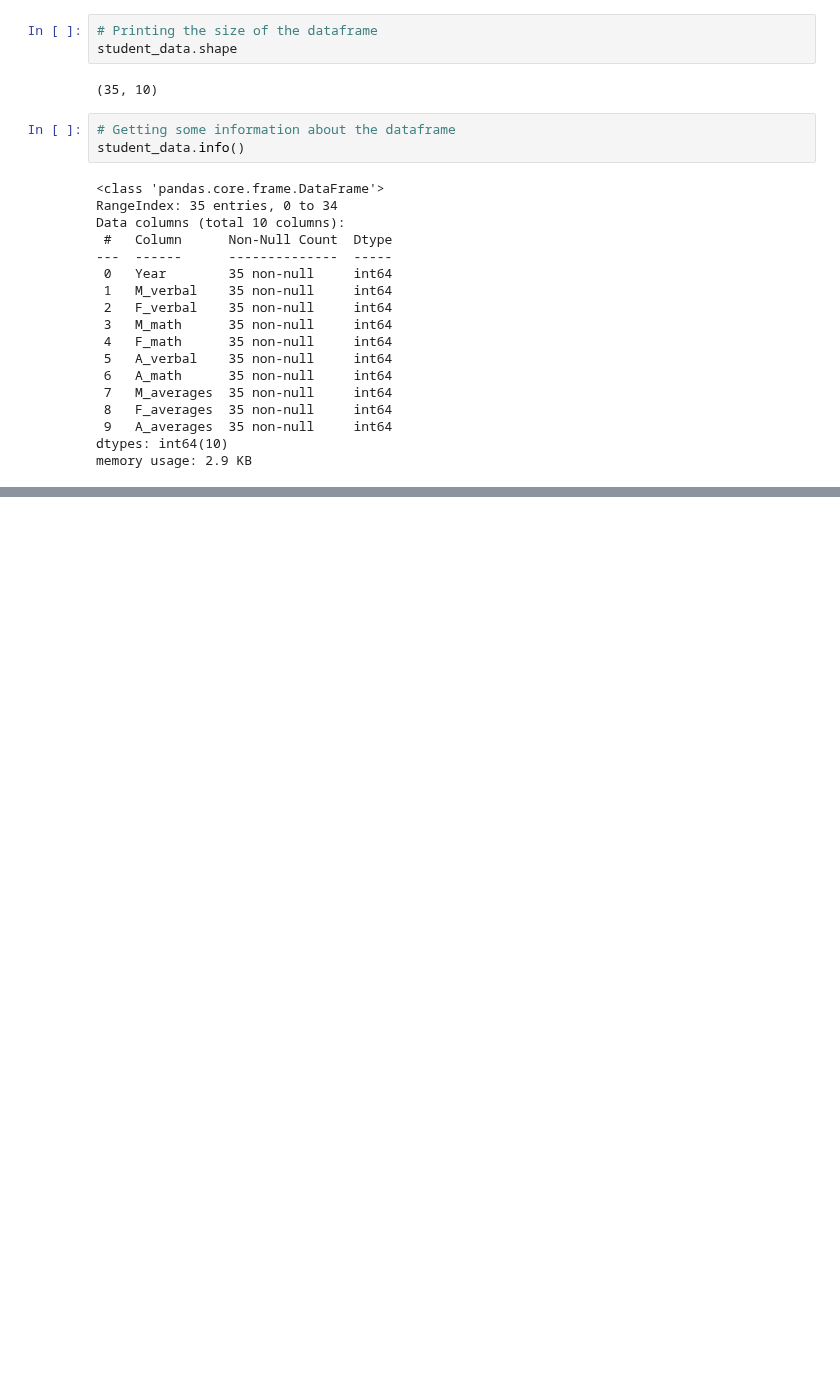
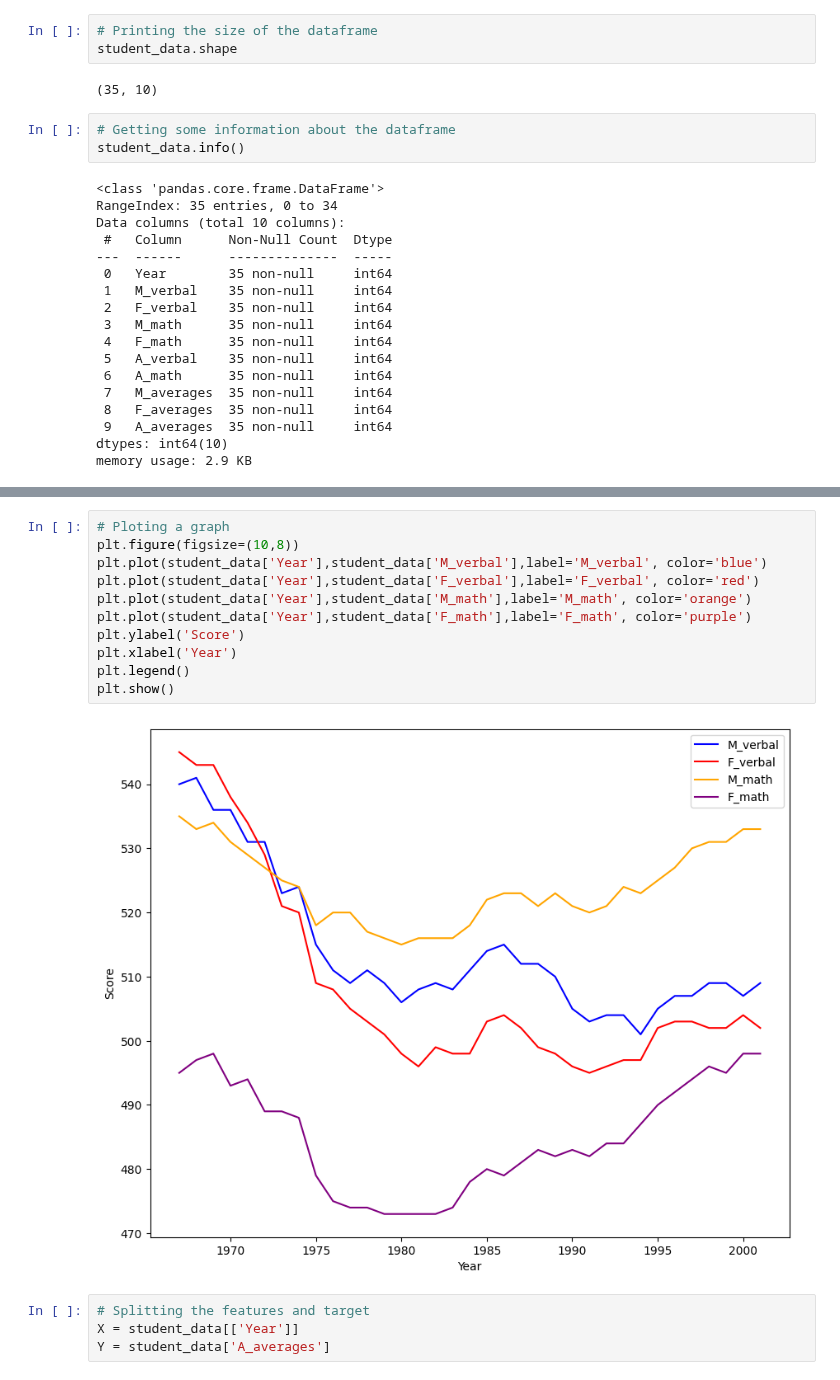
Before and after one commit to GENTLEW1ND/Python, a Jupyter notebook: Students_score_by_year_and_gender.ipynb, the cells around one changed output, grey strips where cells are left out. Saved outputs shown, nothing was run; the diff lists cells and outputs as text; blank space fills up the shorter version.

```diff
--- a/Students_score_by_year_and_gender.ipynb
+++ b/Students_score_by_year_and_gender.ipynb
@@ -129,0 +144,17 @@ plt.show()
+# %%
+# Ploting a graph
+plt.figure(figsize=(10,8))
+plt.plot(student_data['Year'],student_data['M_verbal'],label='M_verbal', color='blue')
+plt.plot(student_data['Year'],student_data['F_verbal'],label='F_verbal', color='red')
+plt.plot(student_data['Year'],student_data['M_math'],label='M_math', color='orange')
+plt.plot(student_data['Year'],student_data['F_math'],label='F_math', color='purple')
+plt.ylabel('Score')
+plt.xlabel('Year')
+plt.legend()
+plt.show()
+# %% [output]
+[figure, added]
+# %%
+# Splitting the features and target
+X = student_data[['Year']]
+Y = student_data['A_averages']
```
Also changed, not shown: parts of 17 cells of this notebook.
